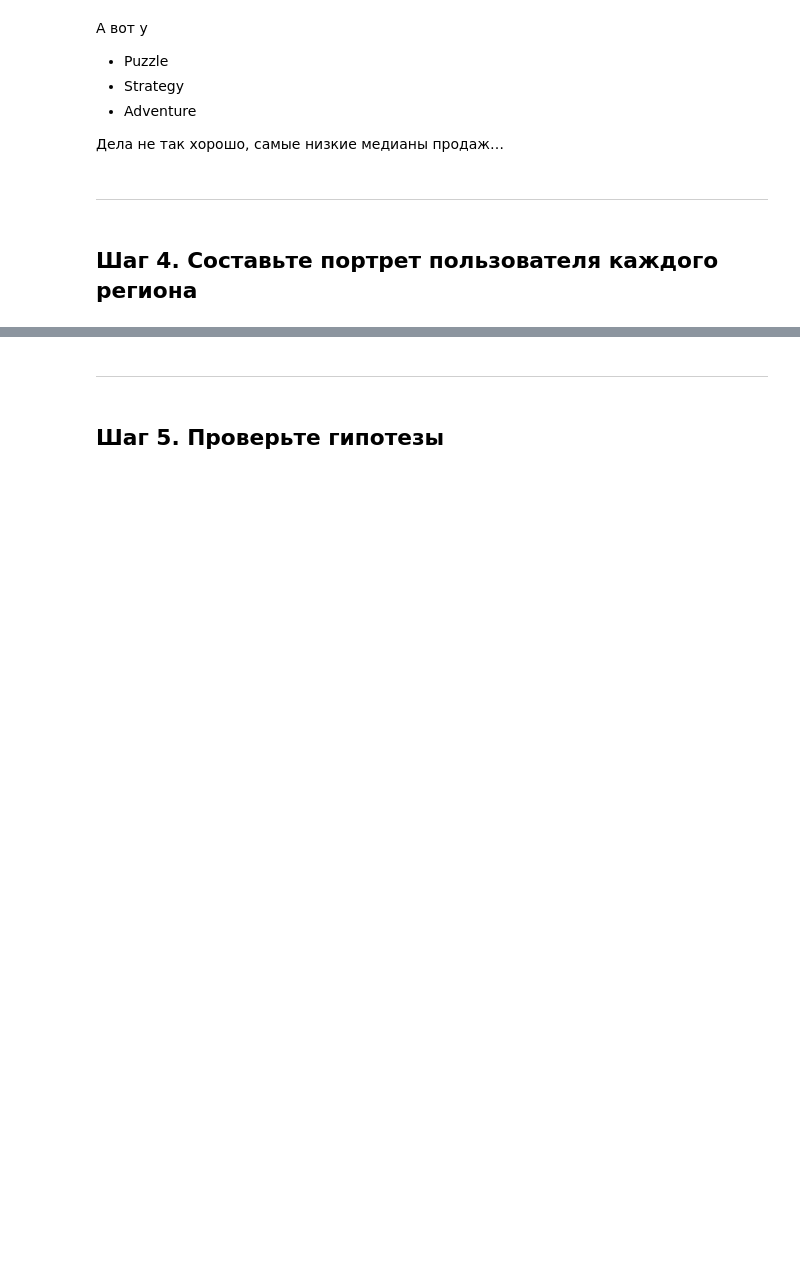
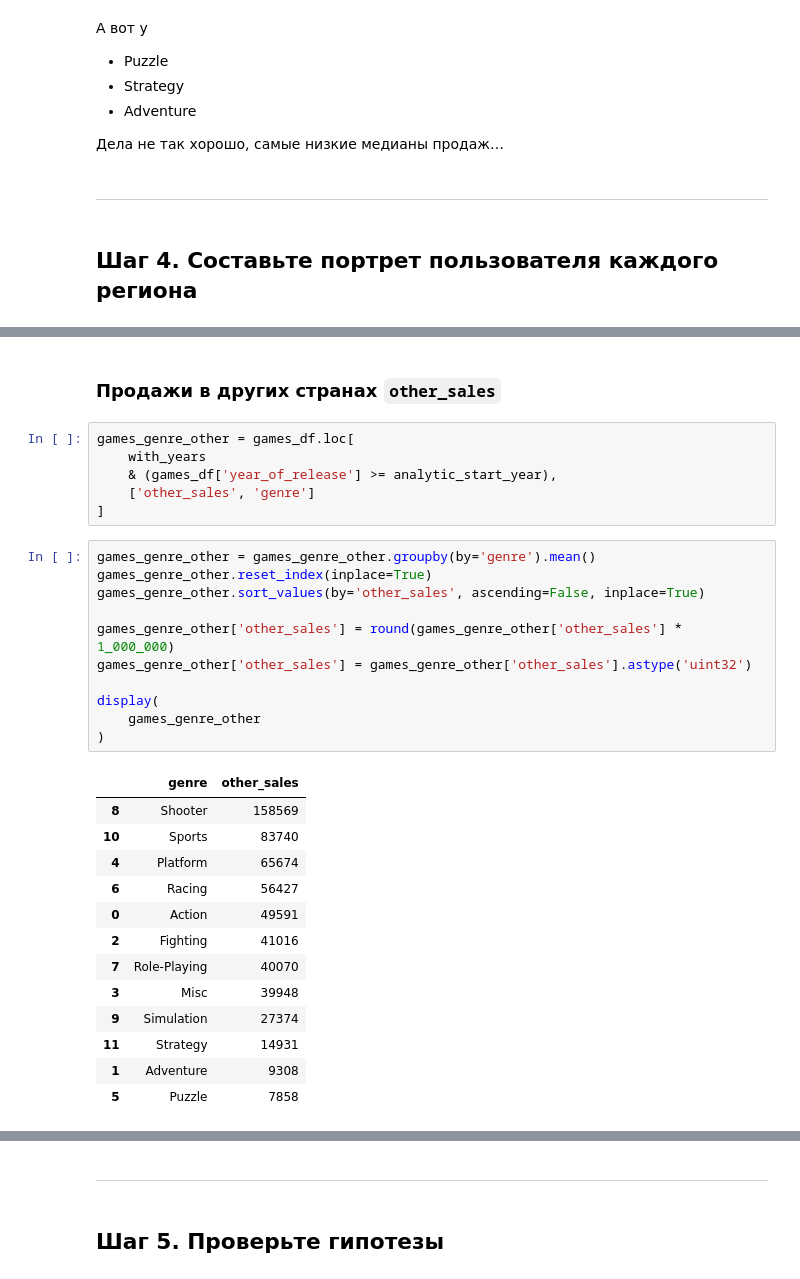
Before and after one commit to zabelin-ds/practicum, a Jupyter notebook: 05_project/gather_00.ipynb, the cells around one changed output, grey strips where cells are left out. Cells and saved outputs as stored; diff of their text form; blank space fills up the shorter version.

```diff
--- a/05_project/gather_00.ipynb
+++ b/05_project/gather_00.ipynb
@@ -1134,0 +1276,33 @@ sns.heatmap(
+# %% [markdown]
+### Продажи в других странах `other_sales`
+# %%
+games_genre_other = games_df.loc[
+    with_years
+    & (games_df['year_of_release'] >= analytic_start_year),
+    ['other_sales', 'genre']
+]
+# %%
+games_genre_other = games_genre_other.groupby(by='genre').mean()
+games_genre_other.reset_index(inplace=True)
+games_genre_other.sort_values(by='other_sales', ascending=False, inplace=True)
+
+games_genre_other['other_sales'] = round(games_genre_other['other_sales'] * 1_000_000)
+games_genre_other['other_sales'] = games_genre_other['other_sales'].astype('uint32')
+
+display(
+    games_genre_other
+)
+# %% [output]
+|  | genre | other_sales |
+| 8 | Shooter | 158569 |
+| 10 | Sports | 83740 |
+| 4 | Platform | 65674 |
+| 6 | Racing | 56427 |
+| 0 | Action | 49591 |
+| 2 | Fighting | 41016 |
+| 7 | Role-Playing | 40070 |
+| 3 | Misc | 39948 |
+| 9 | Simulation | 27374 |
+| 11 | Strategy | 14931 |
+| 1 | Adventure | 9308 |
+| 5 | Puzzle | 7858 |
```
Also changed, not shown: parts of 26 cells of this notebook.
